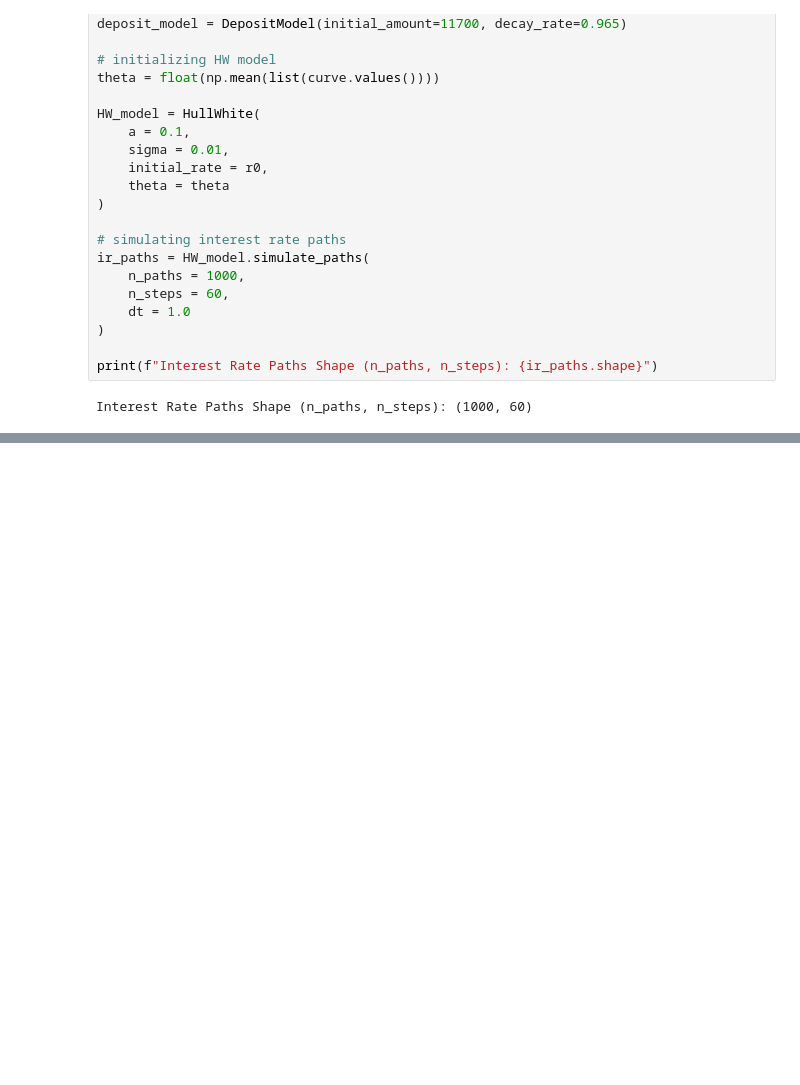
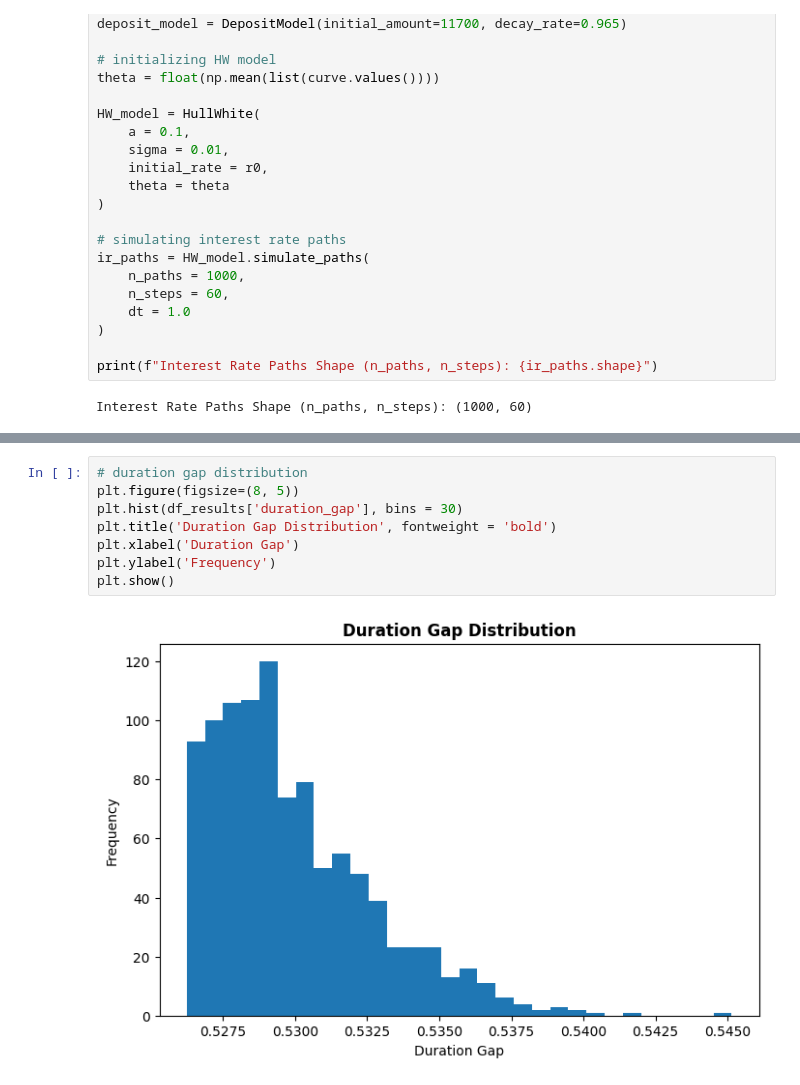
Before and after one commit to gorkemyencak/ALM-simulator, a Jupyter notebook: notebooks/03_alm_engine.ipynb, the cells around one changed output, grey strips where cells are left out. Saved outputs shown, nothing was run; the diff lists cells and outputs as text; blank space fills up the shorter version.

Commit message:
duration gap

```diff
--- a/notebooks/03_alm_engine.ipynb
+++ b/notebooks/03_alm_engine.ipynb
@@ -151,0 +152,10 @@ plt.show()
+# %%
+# duration gap distribution
+plt.figure(figsize=(8, 5))
+plt.hist(df_results['duration_gap'], bins = 30)
+plt.title('Duration Gap Distribution', fontweight = 'bold')
+plt.xlabel('Duration Gap')
+plt.ylabel('Frequency')
+plt.show()
+# %% [output]
+[figure, added]
```
Also changed, not shown: parts of 8 cells of this notebook, 2 other files.
